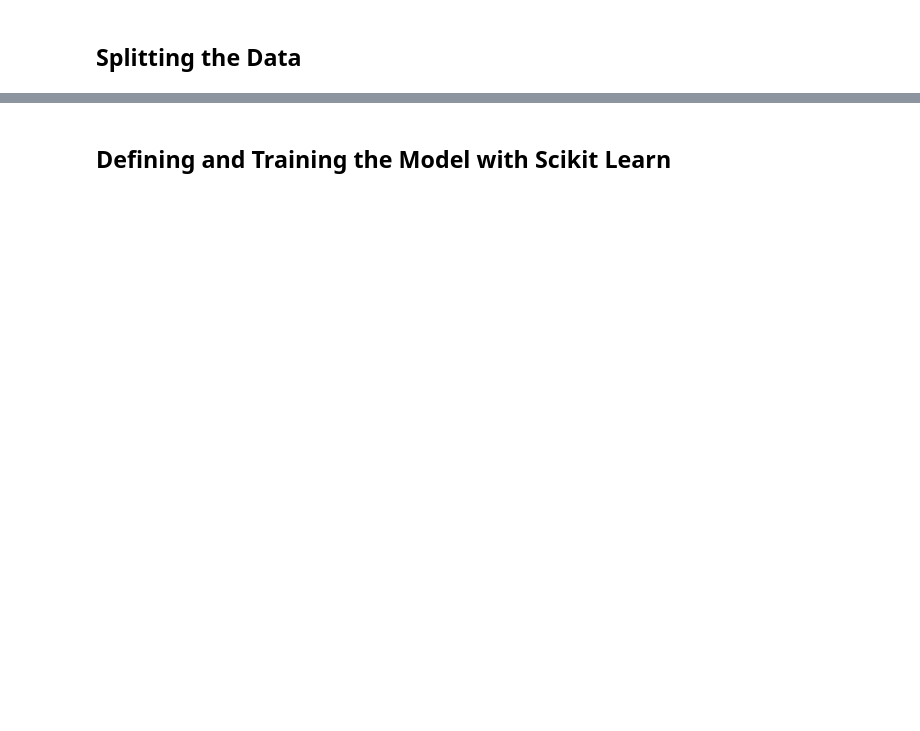
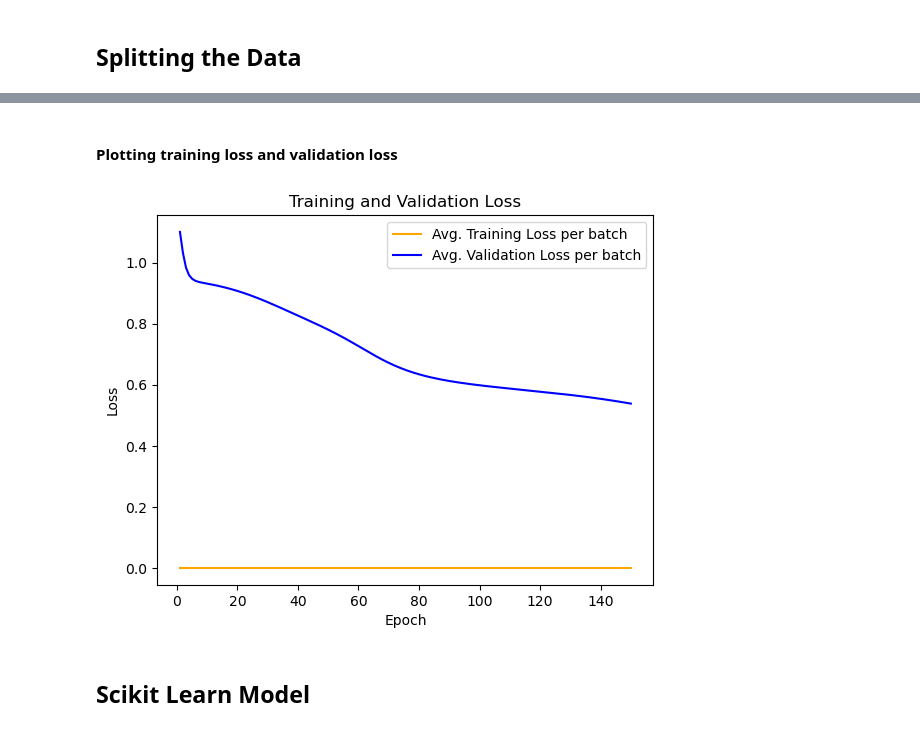
Before and after one commit to XavierVI/InverseKinematicsWithML, a Jupyter notebook: model_development.ipynb, the cells around one changed output, grey strips where cells are left out. Drawn from its saved outputs; the diff is of its cells as text; code cells hidden in the pictures; blank space fills up the shorter version.

```diff
--- a/model_development.ipynb
+++ b/model_development.ipynb
@@ -49,7 +59,7 @@ from torch import nn, optim
 class MLPModel(nn.Module):
     def __init__(self):
         super(MLPModel, self).__init__()
-        self.hidden_layer = nn.Linear(3, 100, bias=1)
+        self.hidden_layer = nn.Linear(3, 100)
         self.output_layer = nn.Linear(100, 3)
         self.activation_function = nn.Tanh()
 
@@ -57,32 +67,3 @@ class MLPModel(nn.Module):
         x = self.activation_function(self.hidden_layer(x))
         x = self.output_layer(x)
         return x
-
-
-def train_one_epoch(dataloader, model, optimizer, mse):
-    # the running loss is the mean of the losses accumulated
-    # from a batch
-    running_loss = 0
-    last_loss = 0
-    for batch_idx, (inputs, targets) in enumerate(dataloader):
-        # zero out the gradients
-        optimizer.zero_grad()
-
-        outputs = model(inputs)
-
-        # computes the loss and its gradients
-        loss = mse(outputs, targets)
-        loss.backward()
-
-        # adjust weights
-        optimizer.step()
-
-        running_loss += loss.item()
-        # every 1000 batches, compute the mean of the loss
-        if batch_idx % 1000 == 999:
-            # compute the mean of the running_loss
-            last_loss = running_loss / 1000
-            print(f'  batch {batch_idx} loss: {last_loss}')
-            running_loss = 0.
-
-    return last_loss
@@ -150,0 +169,15 @@ Epoch [100/100], Loss: 0.2891
+# %% [markdown]
+#### Plotting training loss and validation loss
+# %%
+plt.plot(range(1, epochs+1), avg_training_losses, color='orange', label='Avg. Training Loss per batch')
+plt.plot(range(1, epochs+1), avg_validation_losses, color='blue', label='Avg. Validation Loss per batch')
+
+plt.title('Training and Validation Loss')
+plt.xlabel('Epoch')
+plt.ylabel('Loss')
+
+plt.legend()
+
+plt.show()
+# %% [output]
+[figure, added]
@@ -151,5 +187,5 @@ Epoch [100/100], Loss: 0.2891
 # %% [markdown]
-## Defining and Training the Model with Scikit Learn
+## Scikit Learn Model
 # %%
 from sklearn.neural_network import MLPRegressor
 
```
Also changed, not shown: parts of 11 cells of this notebook, 4 other files.
